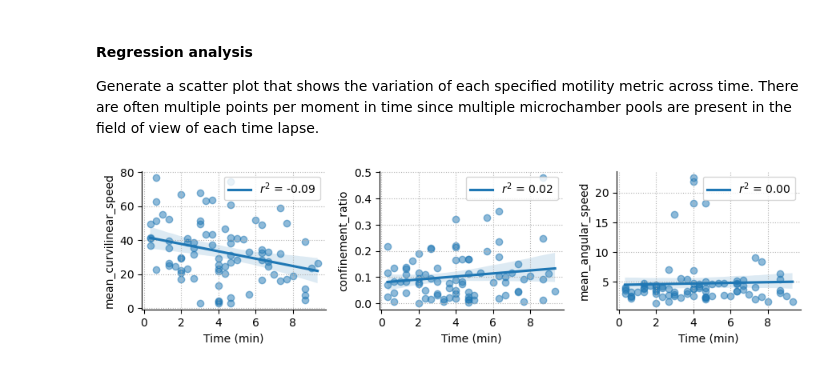
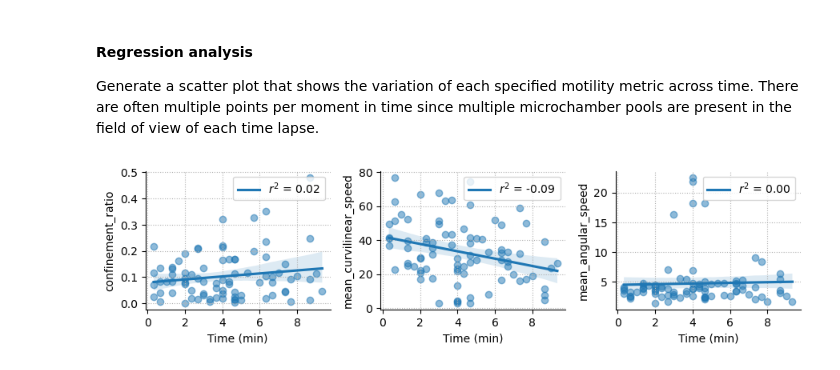
Before and after one commit to Arcadia-Science/2024-unicellular-tracking, a Jupyter notebook: notebooks/S1_Quality-Control.ipynb, the cells around one changed output. Cells and saved outputs as stored; diff of their text form; code cells hidden in the pictures.

```diff
--- a/notebooks/S1_Quality-Control.ipynb
+++ b/notebooks/S1_Quality-Control.ipynb
@@ -25,9 +25,9 @@ timelapse_duration = 20 / 60  # minutes
 # set slide ID
 slide_ID = "S1-Cr3-T"
 # set metrics for regression analysis
-metrics_subset = [
+metrics = [
+    "confinement_ratio",
     "mean_curvilinear_speed",
-    "confinement_ratio",
     "mean_angular_speed",
 ]
 # %% [markdown]
@@ -38,38 +38,42 @@ Generate a scatter plot that shows the variation of each specified motility metr
 source = motility_dataframe.loc[motility_dataframe["slide_ID"] == slide_ID]
 
 # create figure
-ncols = len(metrics_subset)
+ncols = 3
+nrows = int(np.ceil(len(metrics) / ncols))
 fig, axes = plt.subplots(
+    nrows=nrows,
     ncols=ncols,
-    figsize=(3 * ncols, 2.5),
+    sharex=True,
+    figsize=(3 * ncols, 2.5 * nrows),
 )
 
-for i, metric in enumerate(metrics_subset):
+for i, metric in enumerate(metrics):
     # convert time lapse ID to time point
     time_seconds = timelapse_duration * source["timelapse_ID"].values
 
     # regression stats
     slope, intercept, r_value, p_value, std_err = stats.linregress(time_seconds, source[metric])
     r_squared = np.sign(r_value) * r_value**2
 
     # scatter plot with regression line
-    ax = axes[i]
+    ax = axes.flat[i]
     g = sns.regplot(
         data=source,
         scatter=True,
         x=time_seconds,
         y=metric,
         line_kws={"label": f"$r^2$ = {r_squared:.2f}"},
         scatter_kws={"alpha": 0.5},
         ax=ax,
     )
 
     # aesthetics
-    ax.set_xlabel("Time (min)")
+    xlabel = "Time (min)" if i >= ncols * (nrows - 1) else ""
+    ax.set_xlabel(xlabel)
     ax.grid(ls=":")
     ax.legend(loc=1)
     sns.despine(ax=ax)
 
 plt.tight_layout()
 # %% [output]
-[figure, old version]
+[figure, new version]
```
